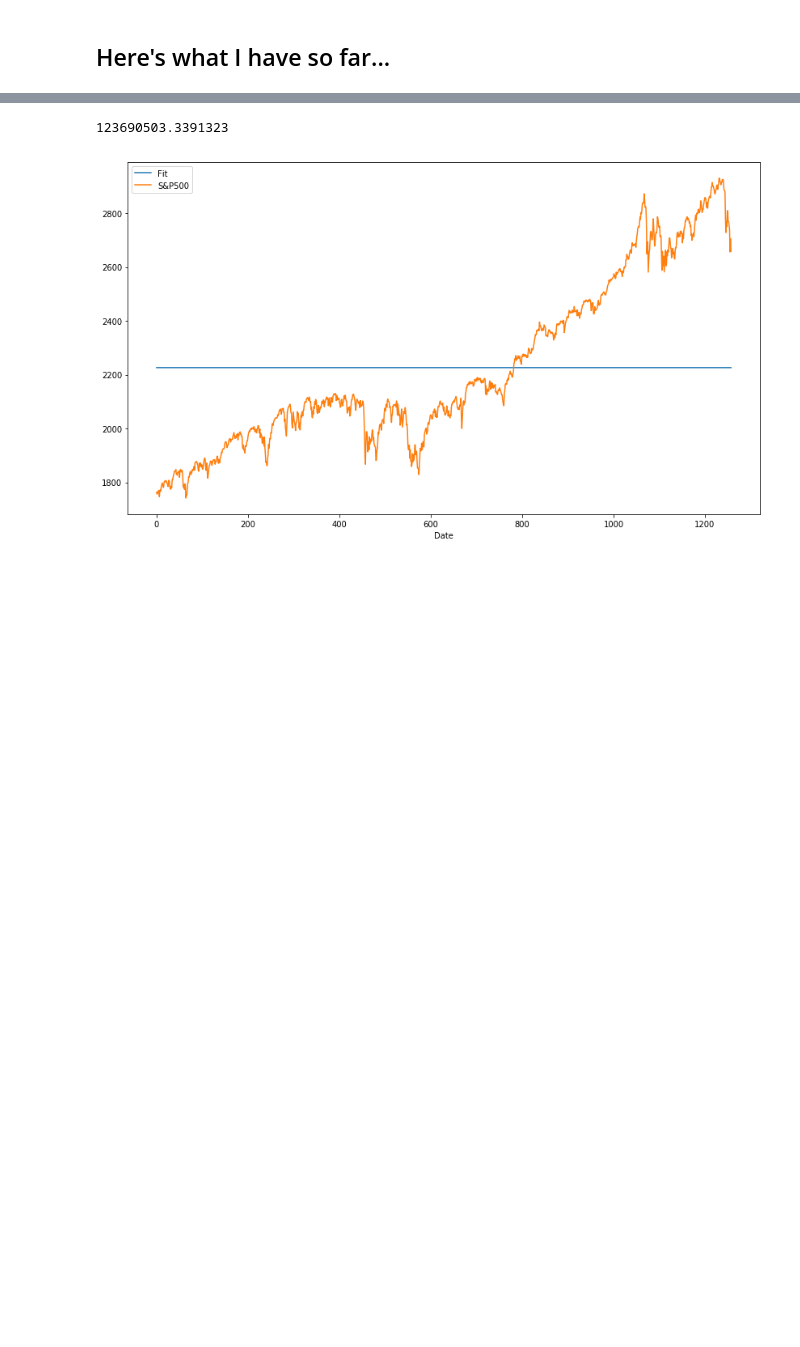
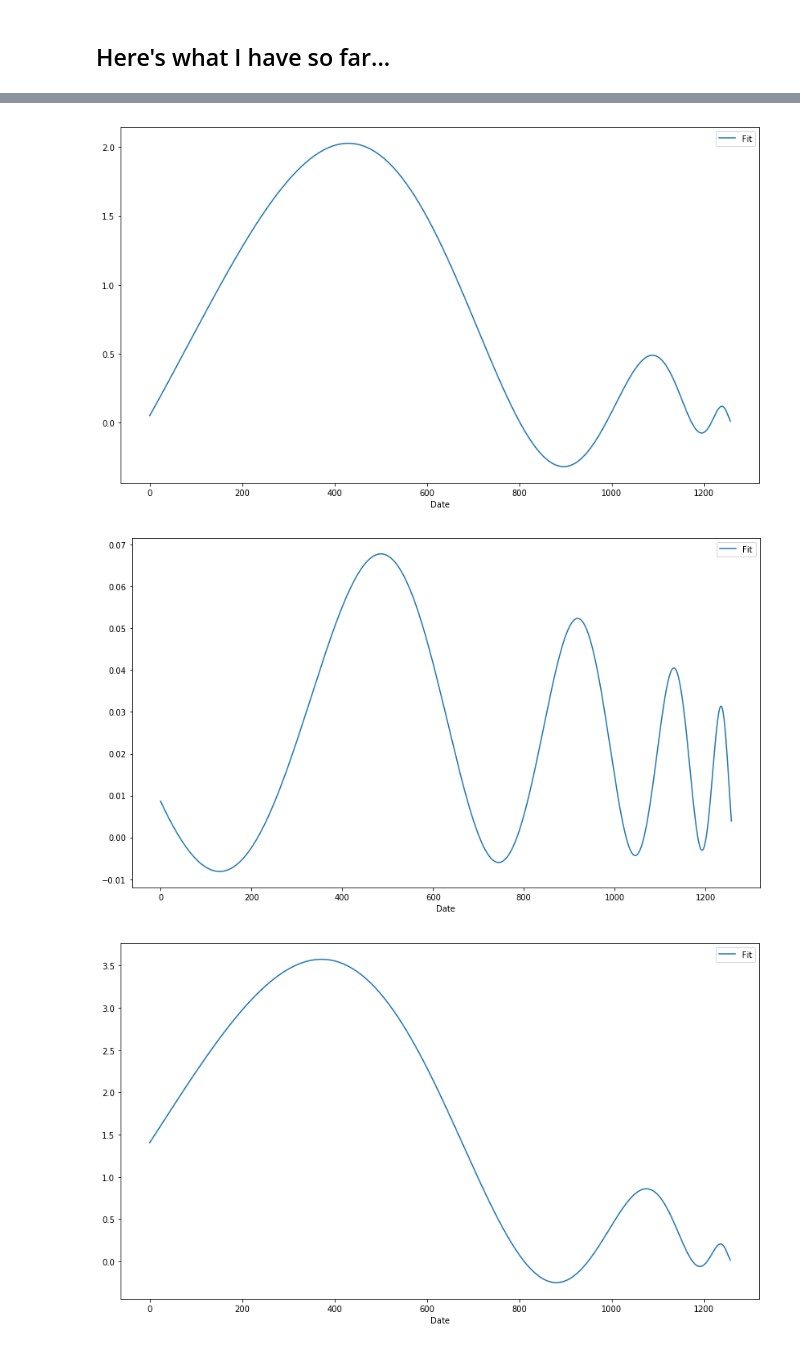
Before and after one commit to Joshwani/learning-lppl, a Jupyter notebook: fitting the lppl to sp500.ipynb, the cells around one changed output, grey strips where cells are left out. Cells and saved outputs as stored; diff of their text form; code cells hidden in the pictures; blank space fills up the shorter version.

```diff
--- a/fitting the lppl to sp500.ipynb
+++ b/fitting the lppl to sp500.ipynb
@@ -346,16 +340,17 @@ Number of evaluations of obj funcs: 3500
 # %%
 for i in solutions:
-    print(i["fit"])
-    lppl_fit = [lppl(t,i['cof']) for t in DataSeries[0]]
+#     print(i["fit"])
+    lppl_fit = [lppl(t, i['cof']) for t in DataSeries[0]]
     price_data = DataSeries[1]
 
     data = pd.DataFrame({
         'Date': DataSeries[0],
         'Fit': lppl_fit,
-        'S&P500': price_data,
+#         'S&P500': price_data,
     })
     data = data.set_index('Date')
     data.plot(figsize=(14,8))
 # %% [output]
-123690503.3391323
-[figure, old version]
+[figure, new version]
+[figure, added]
+[figure, added]
```
Also changed, not shown: parts of 5 cells of this notebook, 2 other files.
